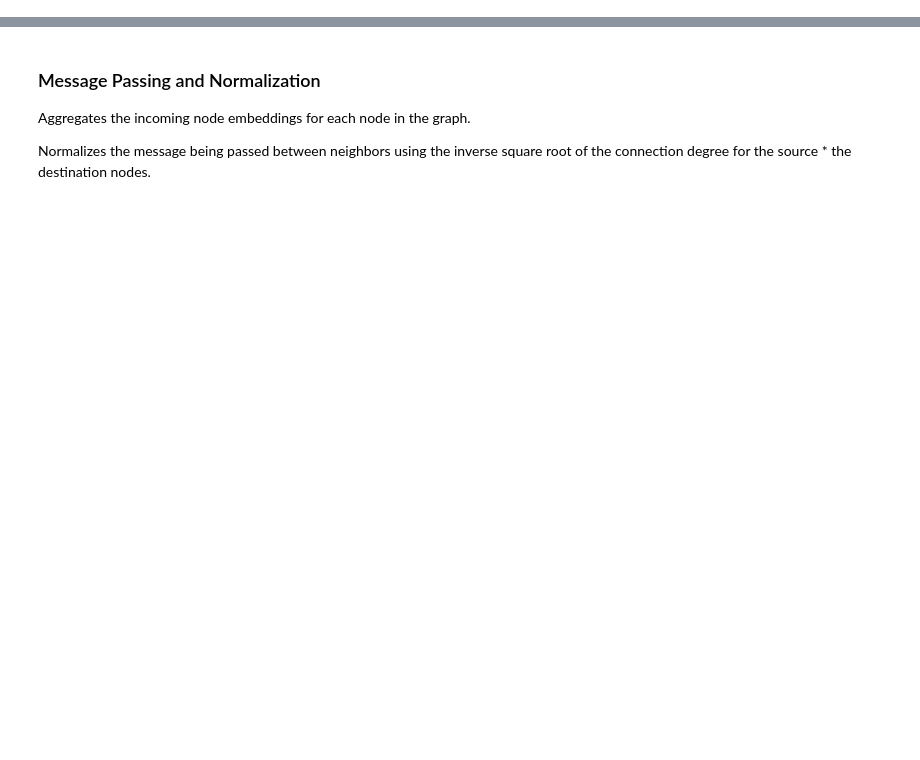
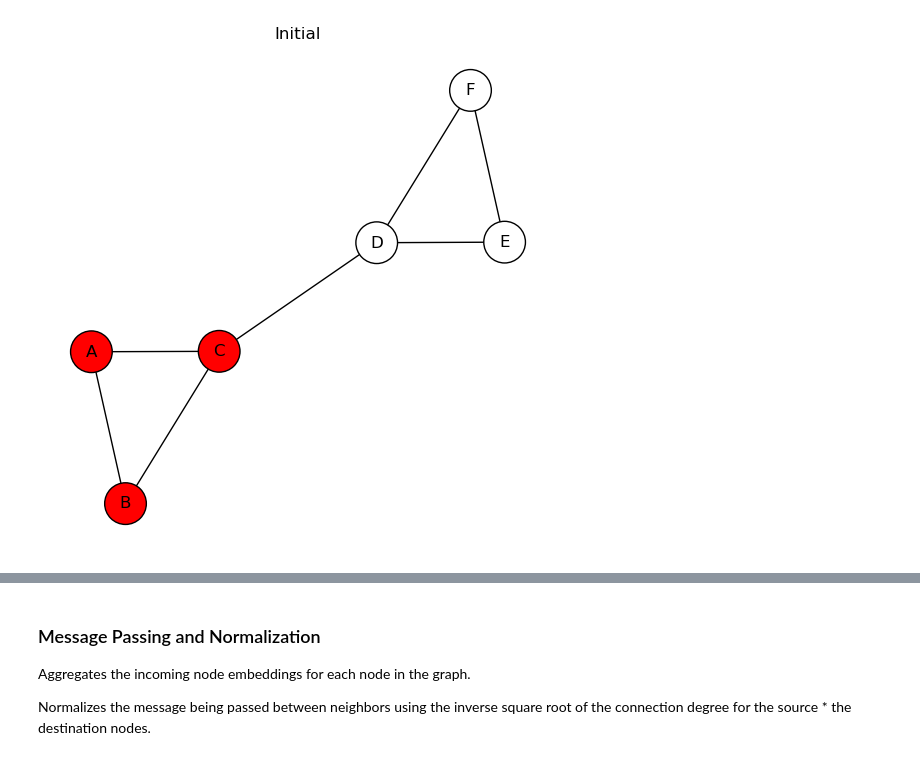
Before and after one commit to emoeller80281/Machine-Learning, a Jupyter notebook: message_passing_gnn.ipynb, the cells around one changed output, grey strips where cells are left out. Saved outputs shown, nothing was run; the diff lists cells and outputs as text; code cells hidden in the pictures; blank space fills up the shorter version.

```diff
--- a/message_passing_gnn.ipynb
+++ b/message_passing_gnn.ipynb
@@ -56,0 +35,70 @@ plot_graph(nodes, edges, node_colors)
+# %%
+def plot_graph_colors(nodes, edges, x_rgb, title=""):
+    G = nx.Graph()
+    G.add_nodes_from(nodes)
+    G.add_edges_from(edges)
+    pos = nx.spring_layout(G, seed=0)
+
+    # convert tensor colors to RGBA list for nx.draw
+    colors = x_rgb.clamp(0,1).detach().cpu().numpy()
+    colors_rgba = [(*c, 1.0) for c in colors]
+
+    plt.figure(figsize=(5,5))
+    nx.draw(G, pos, with_labels=True, node_color=colors_rgba, edgecolors="black", node_size=900)
+    plt.title(title)
+    plt.axis("off")
+    plt.show()
+
+def neighbor_mean_agg(edge_index, x, num_nodes):
+    src, dst = edge_index
+    out = torch.zeros_like(x)
+    deg = torch.zeros(num_nodes, device=x.device, dtype=x.dtype)
+
+    out.index_add_(0, dst, x[src])
+    deg.index_add_(0, dst, torch.ones_like(dst, dtype=x.dtype))
+
+    out = out / deg.clamp(min=1).unsqueeze(1)
+    return out
+
+def neighbor_gcn_agg(edge_index, x, num_nodes):
+    src, dst = edge_index
+
+    deg = torch.zeros(num_nodes, device=x.device, dtype=x.dtype)
+    deg.index_add_(0, dst, torch.ones_like(dst, dtype=x.dtype))
+
+    deg_inv_sqrt = deg.clamp(min=1).pow(-0.5)
+    norm = deg_inv_sqrt[src] * deg_inv_sqrt[dst]  # [E]
+
+    out = torch.zeros_like(x)
+    out.index_add_(0, dst, x[src] * norm.unsqueeze(1))
+    return out
+
+def blend_step(edge_index, x, alpha=0.1, mode="mean"):
+    num_nodes = x.size(0)
+    if mode == "mean":
+        neigh = neighbor_mean_agg(edge_index, x, num_nodes)
+    elif mode == "gcn":
+        neigh = neighbor_gcn_agg(edge_index, x, num_nodes)
+    else:
+        raise ValueError("mode must be 'mean' or 'gcn'")
+
+    # small update towards neighbor-aggregate color
+    x_new = (1 - alpha) * x + alpha * neigh
+    return x_new.clamp(0, 1)
+
+def blend_step(edge_index, x, alpha=0.1, mode="mean"):
+    num_nodes = x.size(0)
+    if mode == "mean":
+        neigh = neighbor_mean_agg(edge_index, x, num_nodes)
+    elif mode == "gcn":
+        neigh = neighbor_gcn_agg(edge_index, x, num_nodes)
+    else:
+        raise ValueError("mode must be 'mean' or 'gcn'")
+
+    # small update towards neighbor-aggregate color
+    x_new = (1 - alpha) * x + alpha * neigh
+    return x_new.clamp(0, 1)
+
+plot_graph_colors(nodes, edges, x0, "Initial")
+# %% [output]
+[figure, added]
```
Also changed, not shown: parts of 6 cells of this notebook, 5 other files.
